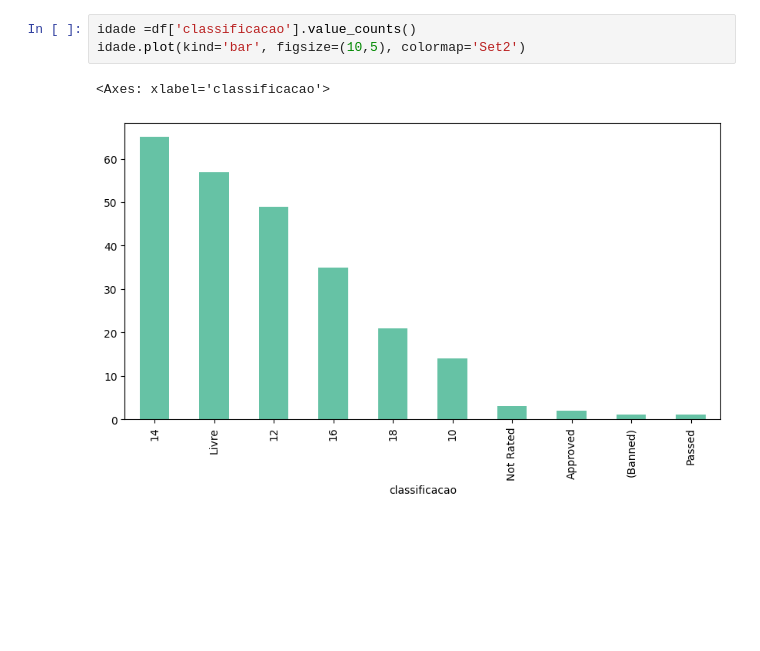
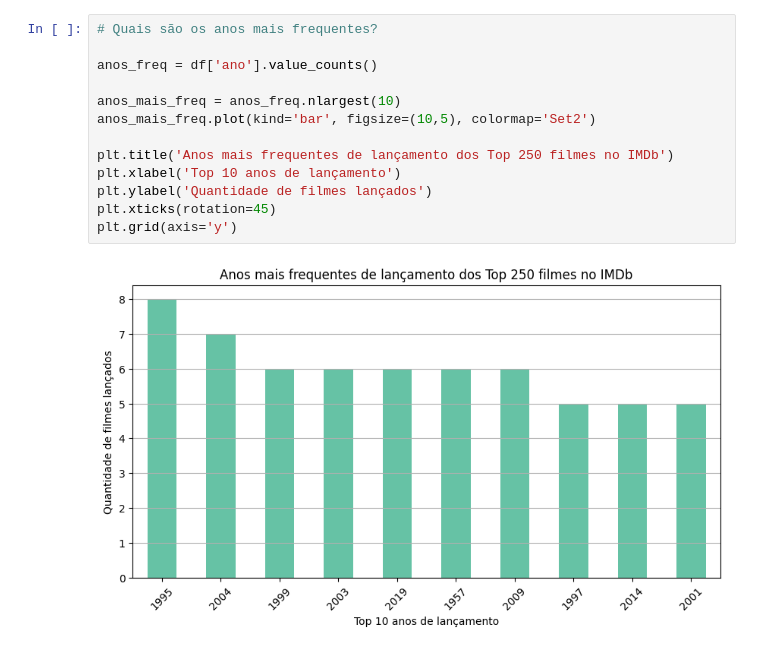
Before and after one commit to IIIgorMoura/codingDojoWebscraping, a Jupyter notebook: analise.ipynb, the cells around one changed output. Saved outputs shown, nothing was run; the diff lists cells and outputs as text; blank space fills up the shorter version.

```diff
--- a/analise.ipynb
+++ b/analise.ipynb
@@ -30,6 +21,15 @@ anos_mais_freq.plot(kind='bar', figsize=(10,5), colormap='Set2')
-# %%
-idade =df['classificacao'].value_counts()
-idade.plot(kind='bar', figsize=(10,5), colormap='Set2')
-# %% [output]
-<Axes: xlabel='classificacao'>
-[figure, removed]
+# %%
+# Quais são os anos mais frequentes?
+
+anos_freq = df['ano'].value_counts()
+
+anos_mais_freq = anos_freq.nlargest(10)
+anos_mais_freq.plot(kind='bar', figsize=(10,5), colormap='Set2')
+
+plt.title('Anos mais frequentes de lançamento dos Top 250 filmes no IMDb')
+plt.xlabel('Top 10 anos de lançamento')
+plt.ylabel('Quantidade de filmes lançados')
+plt.xticks(rotation=45)
+plt.grid(axis='y')
+# %% [output]
+[figure, added]
```
Also changed, not shown: parts of 3 cells of this notebook, 3 other files.
